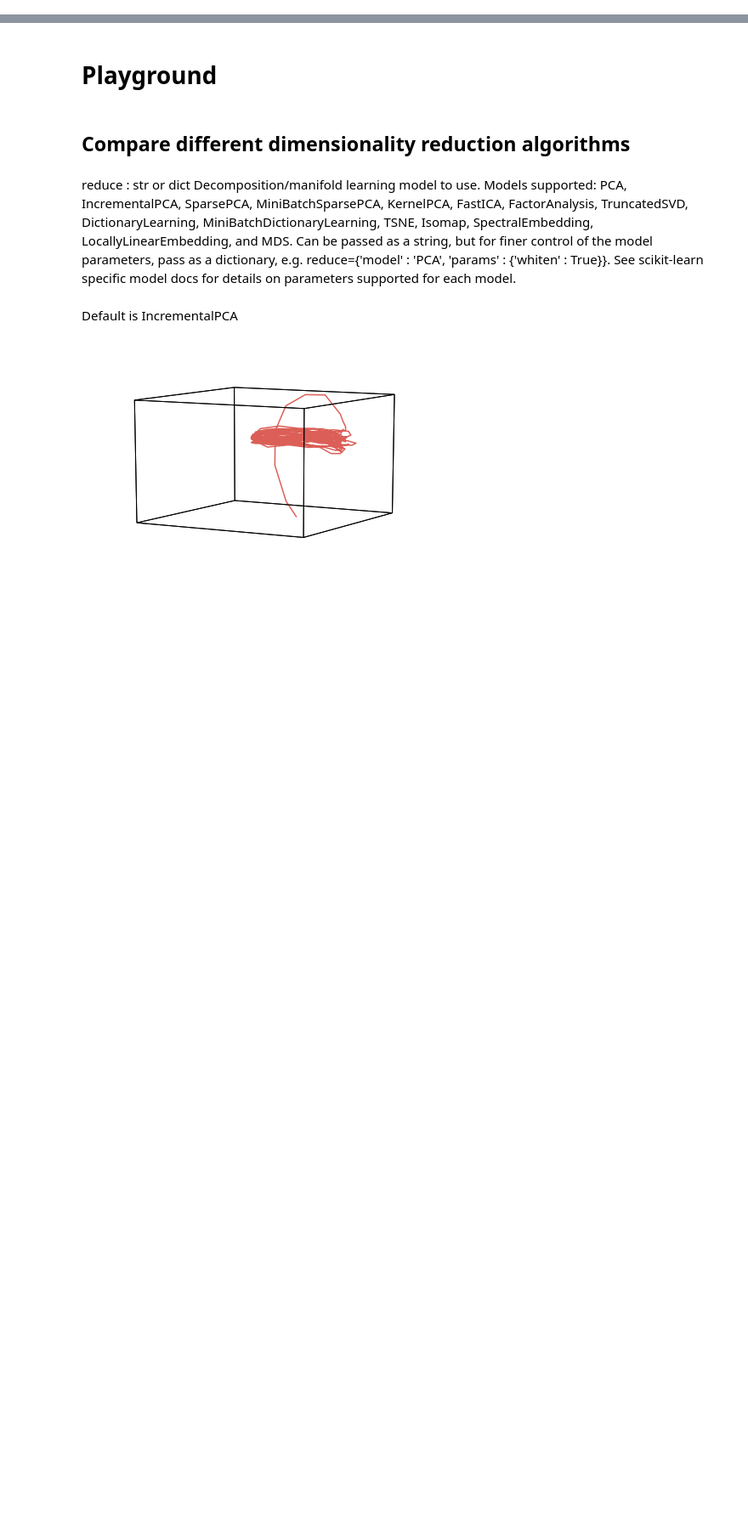
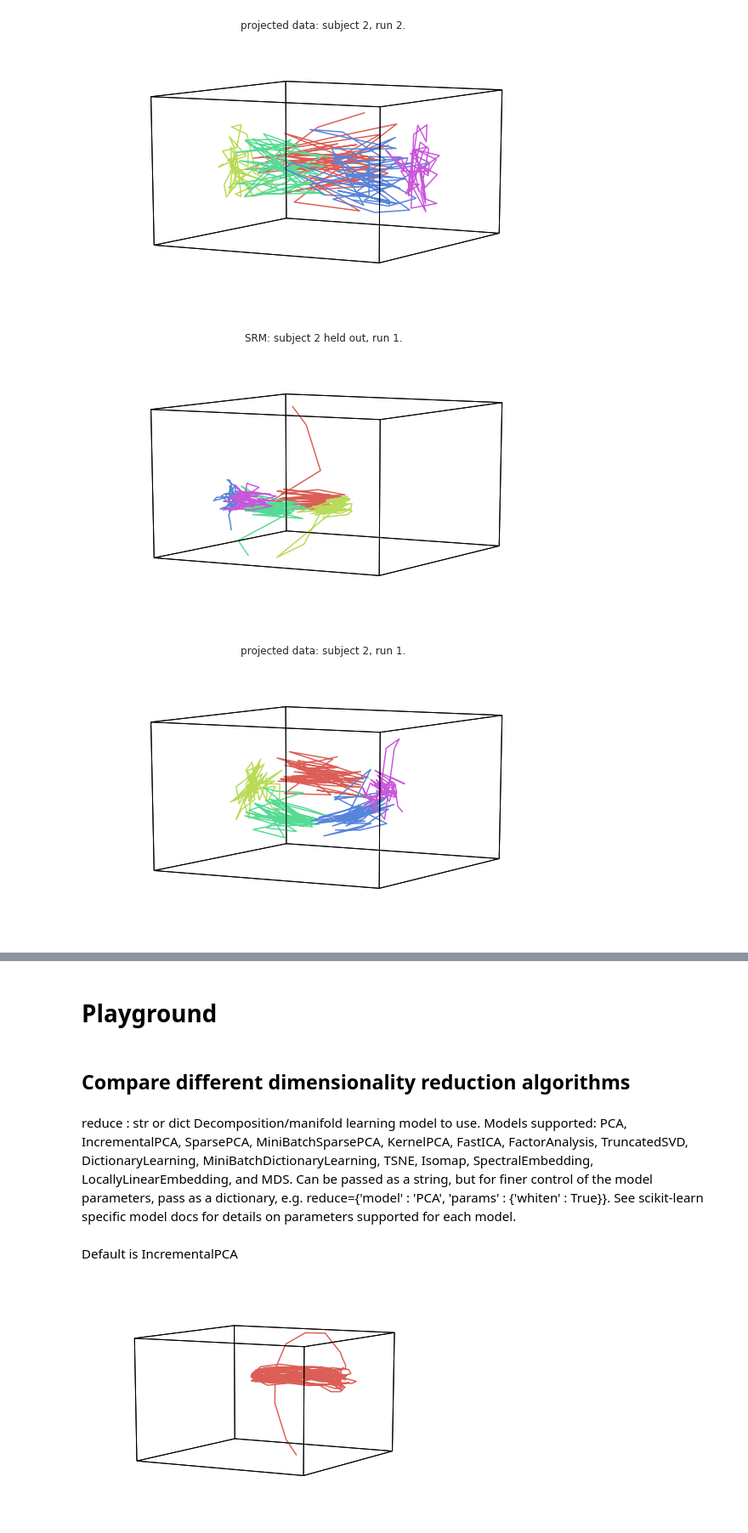
Before and after one commit to oliver-contier/somato_align, a Jupyter notebook: srm/visualize_projection_crossval.ipynb, the cells around one changed output, grey strips where cells are left out. Shown at 85% size. Saved outputs shown, nothing was run; the diff lists cells and outputs as text; code cells hidden in the pictures; blank space fills up the shorter version.

```diff
--- a/srm/visualize_projection_crossval.ipynb
+++ b/srm/visualize_projection_crossval.ipynb
@@ -39,0 +102,6 @@ geo = hyp.plot(trained_srms_dfs[0], title='shared responses trained with first s
+# %%
+plot_all_for_subject(1)
+# %% [output]
+[figure, added]
+[figure, added]
+[figure, added]
```
Also changed, not shown: parts of 14 cells of this notebook, 1 other file.
